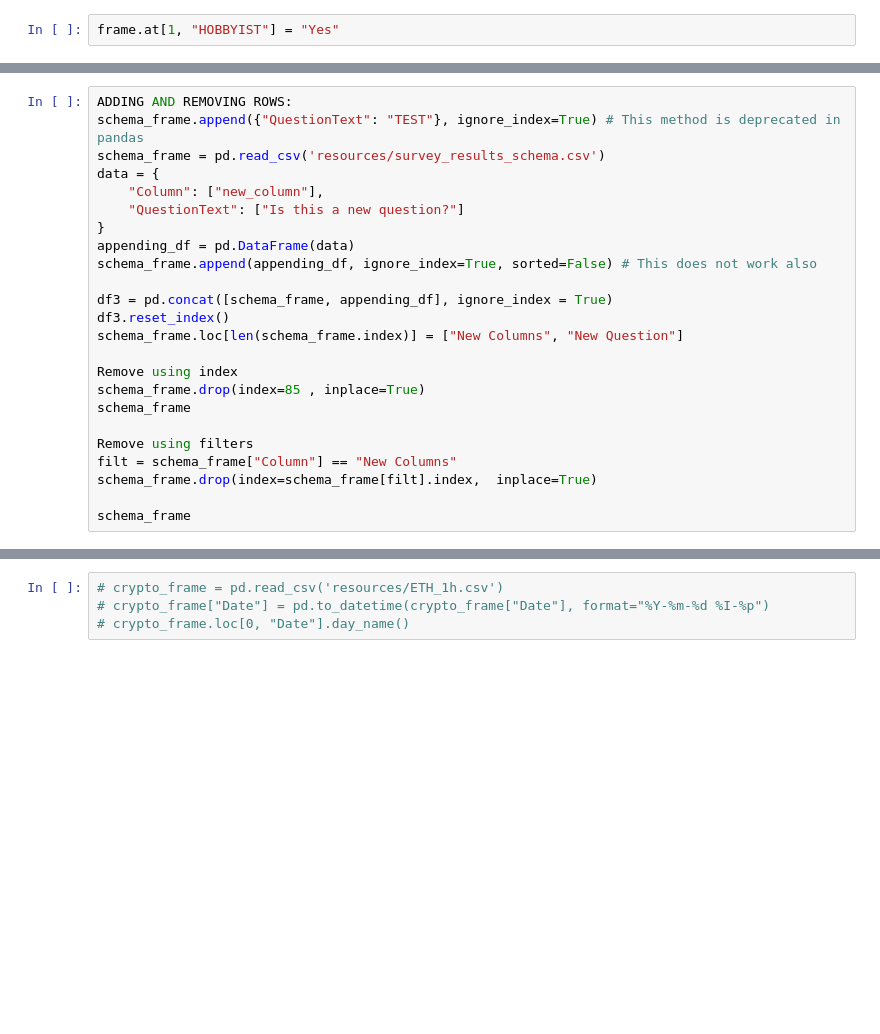
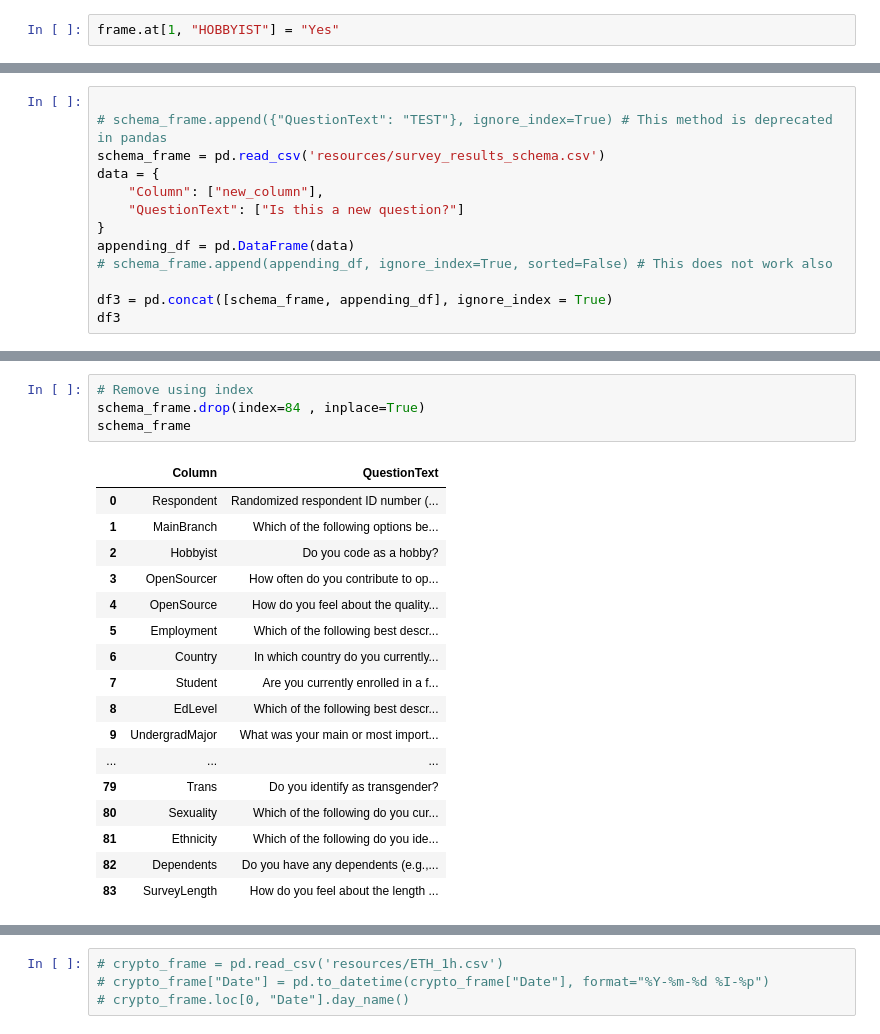
Before and after one commit to OveysSafarnejad/pd-training, a Jupyter notebook: src/pandas_series/learning.ipynb, the cells around one changed output, grey strips where cells are left out. Cells and saved outputs as stored; diff of their text form; blank space fills up the shorter version.

```diff
--- a/src/pandas_series/learning.ipynb
+++ b/src/pandas_series/learning.ipynb
@@ -104,24 +272,13 @@ frame[["first", "second"]] = splited
 # %%
-ADDING AND REMOVING ROWS:
-schema_frame.append({"QuestionText": "TEST"}, ignore_index=True) # This method is deprecated in pandas
+
+# schema_frame.append({"QuestionText": "TEST"}, ignore_index=True) # This method is deprecated in pandas
 schema_frame = pd.read_csv('resources/survey_results_schema.csv')
 data = {
     "Column": ["new_column"],
     "QuestionText": ["Is this a new question?"]
 }
 appending_df = pd.DataFrame(data)
-schema_frame.append(appending_df, ignore_index=True, sorted=False) # This does not work also
+# schema_frame.append(appending_df, ignore_index=True, sorted=False) # This does not work also
 
 df3 = pd.concat([schema_frame, appending_df], ignore_index = True)
-df3.reset_index()
-schema_frame.loc[len(schema_frame.index)] = ["New Columns", "New Question"]
-
-Remove using index
-schema_frame.drop(index=85 , inplace=True)
-schema_frame
-
-Remove using filters
-filt = schema_frame["Column"] == "New Columns"
-schema_frame.drop(index=schema_frame[filt].index,  inplace=True)
-
-schema_frame
+df3
@@ -127,0 +299,22 @@ schema_frame
+# %%
+# Remove using index
+schema_frame.drop(index=84 , inplace=True)
+schema_frame
+# %% [output]
+|  | Column | QuestionText |
+| 0 | Respondent | Randomized respondent ID number (... |
+| 1 | MainBranch | Which of the following options be... |
+| 2 | Hobbyist | Do you code as a hobby? |
+| 3 | OpenSourcer | How often do you contribute to op... |
+| 4 | OpenSource | How do you feel about the quality... |
+| 5 | Employment | Which of the following best descr... |
+| 6 | Country | In which country do you currently... |
+| 7 | Student | Are you currently enrolled in a f... |
+| 8 | EdLevel | Which of the following best descr... |
+| 9 | UndergradMajor | What was your main or most import... |
+| ... | ... | ... |
+| 79 | Trans | Do you identify as transgender? |
+| 80 | Sexuality | Which of the following do you cur... |
+| 81 | Ethnicity | Which of the following do you ide... |
+| 82 | Dependents | Do you have any dependents (e.g.,... |
+| 83 | SurveyLength | How do you feel about the length ... |
```
Also changed, not shown: parts of 72 cells of this notebook, 2 other files.
